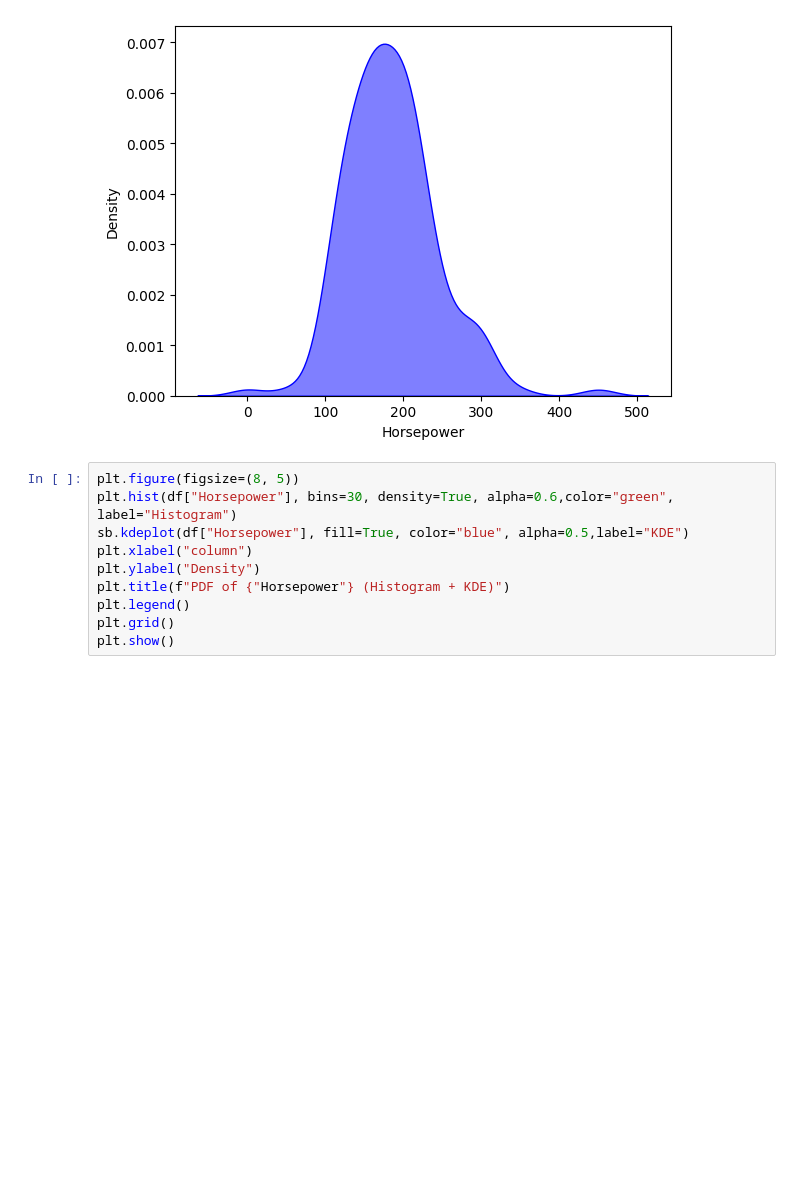
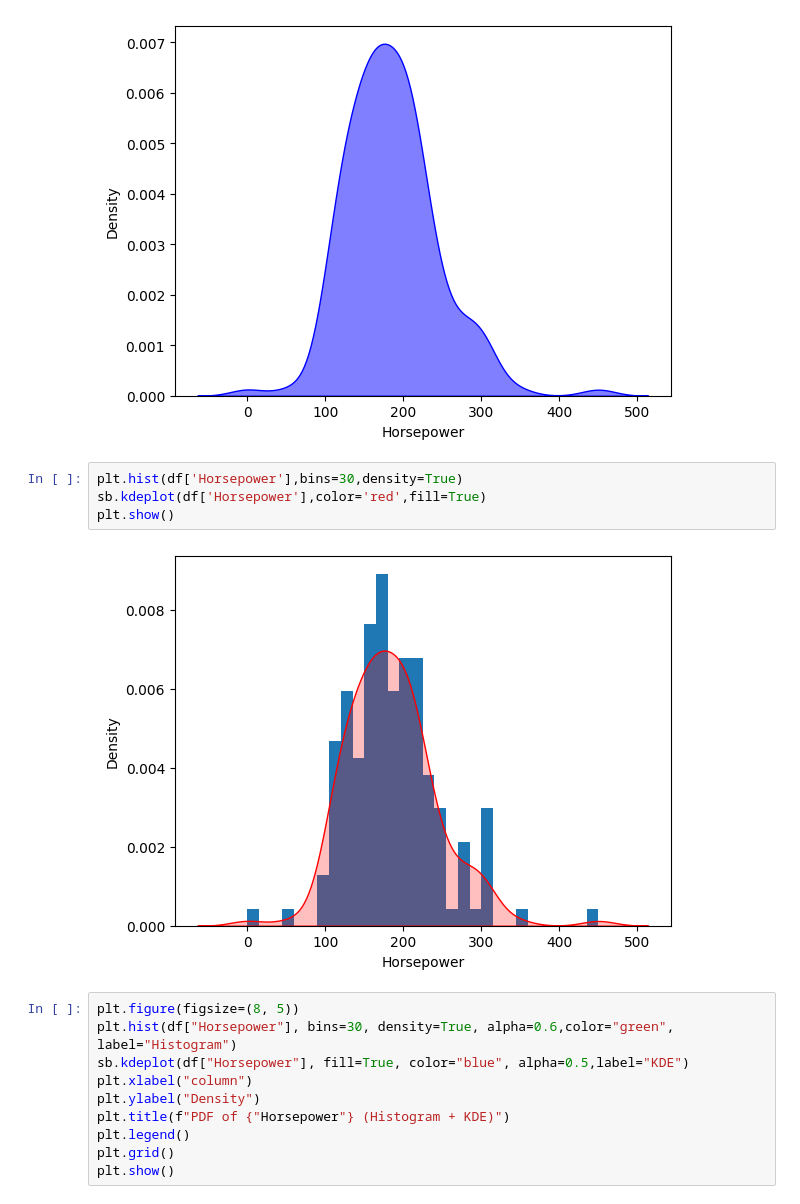
Before and after one commit to mudavathkalyan/ML, a Jupyter notebook: week2/week2.ipynb, the cells around one changed output. Drawn from its saved outputs; the diff is of its cells as text; blank space fills up the shorter version.

```diff
--- a/week2/week2.ipynb
+++ b/week2/week2.ipynb
@@ -386,6 +411,12 @@ sb.kdeplot(df['Horsepower'], fill=True, color="blue", alpha=0.5,label="KDE")
 # %% [output]
 <Axes: xlabel='Horsepower', ylabel='Density'>
 [figure]
+# %%
+plt.hist(df['Horsepower'],bins=30,density=True)
+sb.kdeplot(df['Horsepower'],color='red',fill=True)
+plt.show()
+# %% [output]
+[figure, added]
 # %%
 plt.figure(figsize=(8, 5))
 plt.hist(df["Horsepower"], bins=30, density=True, alpha=0.6,color="green", label="Histogram")
```
Also changed, not shown: parts of 21 cells of this notebook, 1 other file.
